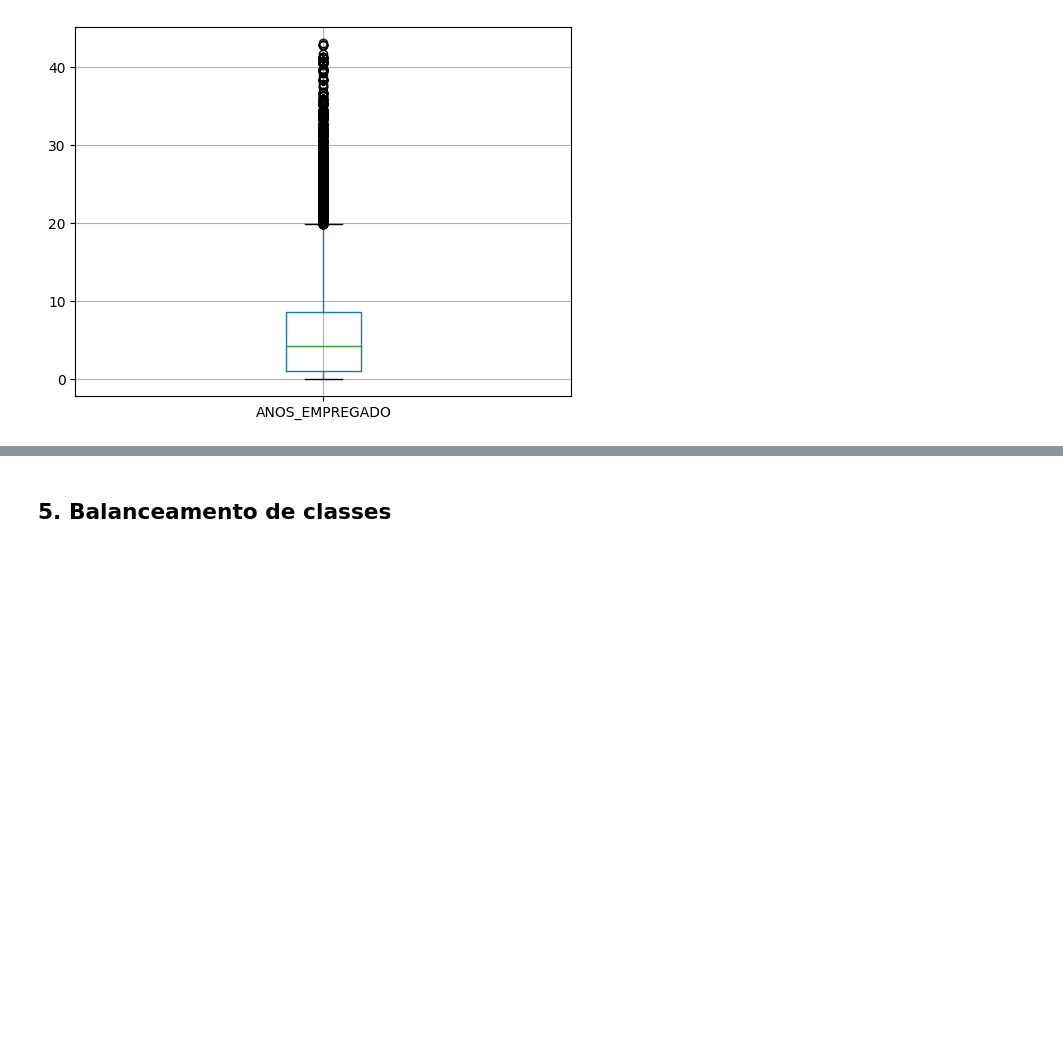
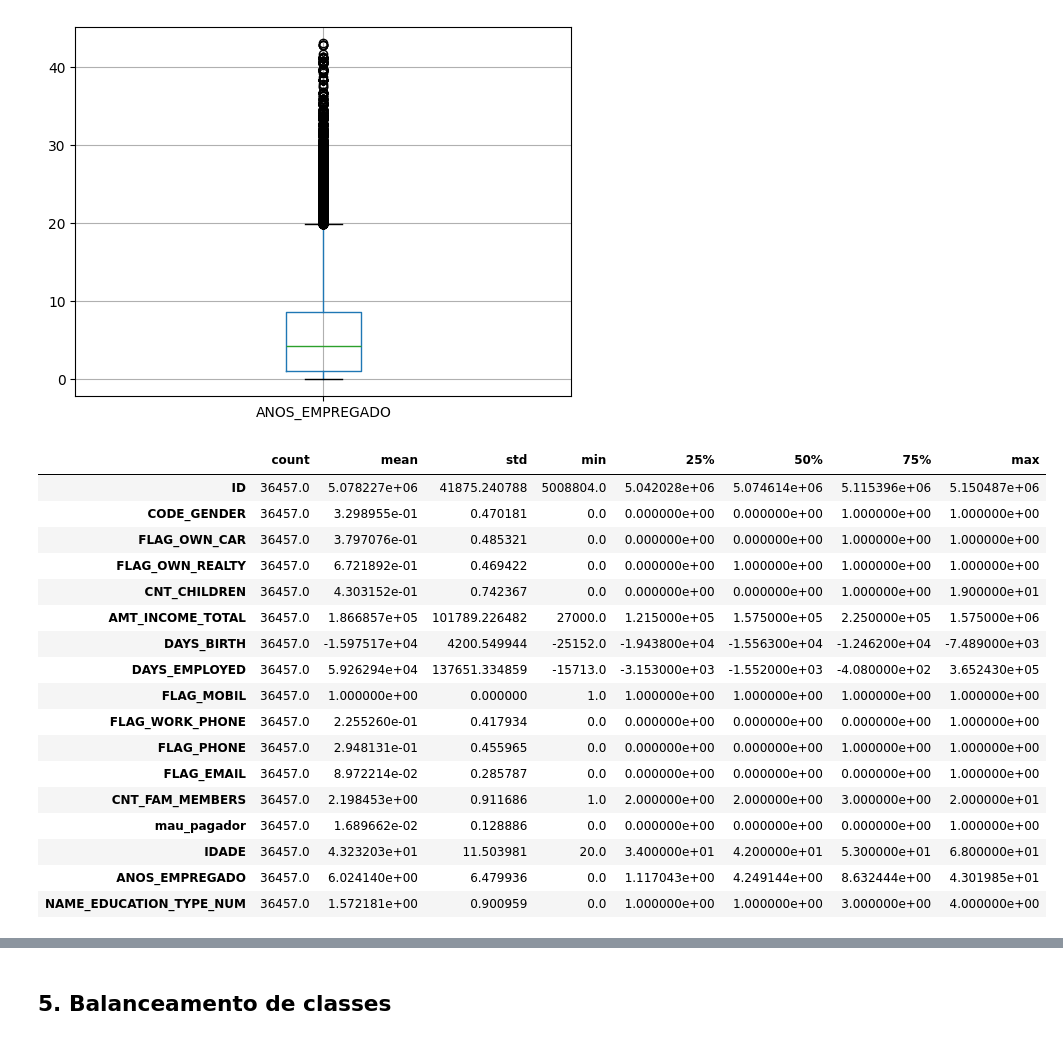
Before and after one commit to camilavbr/Tech_Challenge_Fase2_rm377839, a Jupyter notebook: notebooks/01_eda.ipynb, the cells around one changed output, grey strips where cells are left out. Cells and saved outputs as stored; diff of their text form; code cells hidden in the pictures; blank space fills up the shorter version.

```diff
--- a/notebooks/01_eda.ipynb
+++ b/notebooks/01_eda.ipynb
@@ -861,3 +862,25 @@ base.boxplot(column = "ANOS_EMPREGADO")
 # %% [output]
 <Axes: >
 [figure]
+# %%
+#Salvar base tratada no Github
+base.describe().T
+# %% [output]
+|  | count | mean | std | min | 25% | 50% | 75% | max |
+| ID | 36457.0 | 5.078227e+06 | 41875.240788 | 5008804.0 | 5.042028e+06 | 5.074614e+06 | 5.115396e+06 | 5.150487e+06 |
+| CODE_GENDER | 36457.0 | 3.298955e-01 | 0.470181 | 0.0 | 0.000000e+00 | 0.000000e+00 | 1.000000e+00 | 1.000000e+00 |
+| FLAG_OWN_CAR | 36457.0 | 3.797076e-01 | 0.485321 | 0.0 | 0.000000e+00 | 0.000000e+00 | 1.000000e+00 | 1.000000e+00 |
+| FLAG_OWN_REALTY | 36457.0 | 6.721892e-01 | 0.469422 | 0.0 | 0.000000e+00 | 1.000000e+00 | 1.000000e+00 | 1.000000e+00 |
+| CNT_CHILDREN | 36457.0 | 4.303152e-01 | 0.742367 | 0.0 | 0.000000e+00 | 0.000000e+00 | 1.000000e+00 | 1.900000e+01 |
+| AMT_INCOME_TOTAL | 36457.0 | 1.866857e+05 | 101789.226482 | 27000.0 | 1.215000e+05 | 1.575000e+05 | 2.250000e+05 | 1.575000e+06 |
+| DAYS_BIRTH | 36457.0 | -1.597517e+04 | 4200.549944 | -25152.0 | -1.943800e+04 | -1.556300e+04 | -1.246200e+04 | -7.489000e+03 |
+| DAYS_EMPLOYED | 36457.0 | 5.926294e+04 | 137651.334859 | -15713.0 | -3.153000e+03 | -1.552000e+03 | -4.080000e+02 | 3.652430e+05 |
+| FLAG_MOBIL | 36457.0 | 1.000000e+00 | 0.000000 | 1.0 | 1.000000e+00 | 1.000000e+00 | 1.000000e+00 | 1.000000e+00 |
+| FLAG_WORK_PHONE | 36457.0 | 2.255260e-01 | 0.417934 | 0.0 | 0.000000e+00 | 0.000000e+00 | 0.000000e+00 | 1.000000e+00 |
+| FLAG_PHONE | 36457.0 | 2.948131e-01 | 0.455965 | 0.0 | 0.000000e+00 | 0.000000e+00 | 1.000000e+00 | 1.000000e+00 |
+| FLAG_EMAIL | 36457.0 | 8.972214e-02 | 0.285787 | 0.0 | 0.000000e+00 | 0.000000e+00 | 0.000000e+00 | 1.000000e+00 |
+| CNT_FAM_MEMBERS | 36457.0 | 2.198453e+00 | 0.911686 | 1.0 | 2.000000e+00 | 2.000000e+00 | 3.000000e+00 | 2.000000e+01 |
+| mau_pagador | 36457.0 | 1.689662e-02 | 0.128886 | 0.0 | 0.000000e+00 | 0.000000e+00 | 0.000000e+00 | 1.000000e+00 |
+| IDADE | 36457.0 | 4.323203e+01 | 11.503981 | 20.0 | 3.400000e+01 | 4.200000e+01 | 5.300000e+01 | 6.800000e+01 |
+| ANOS_EMPREGADO | 36457.0 | 6.024140e+00 | 6.479936 | 0.0 | 1.117043e+00 | 4.249144e+00 | 8.632444e+00 | 4.301985e+01 |
+| NAME_EDUCATION_TYPE_NUM | 36457.0 | 1.572181e+00 | 0.900959 | 0.0 | 1.000000e+00 | 1.000000e+00 | 3.000000e+00 | 4.000000e+00 |
```
Also changed, not shown: parts of 5 cells of this notebook.
